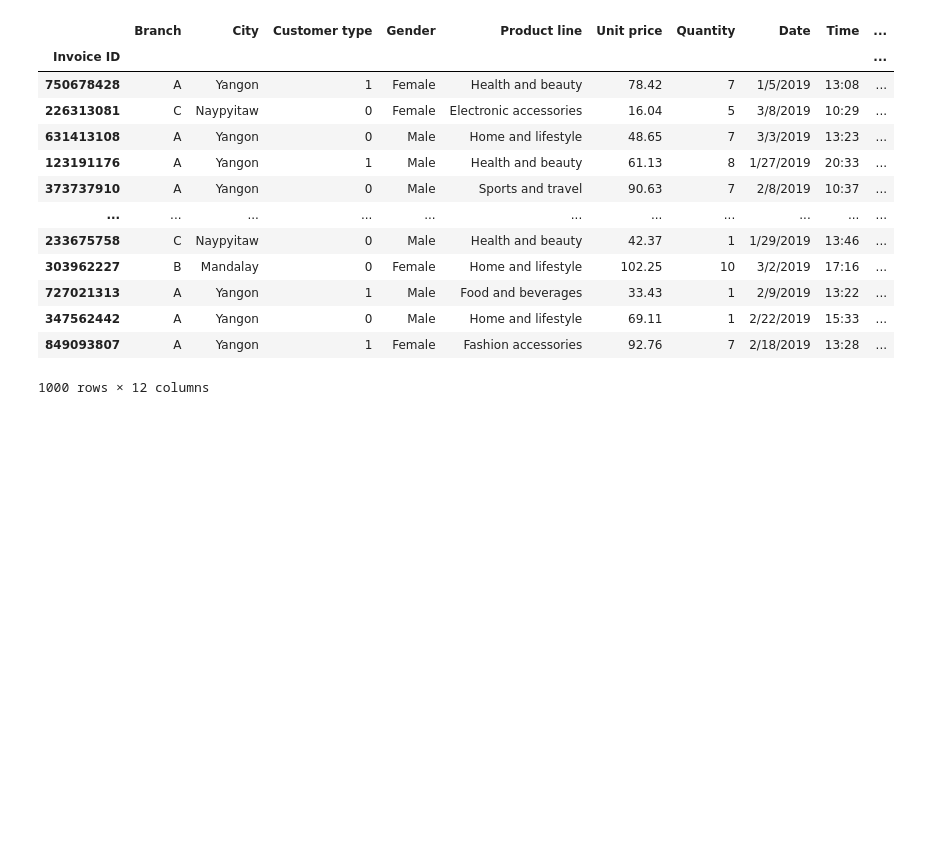
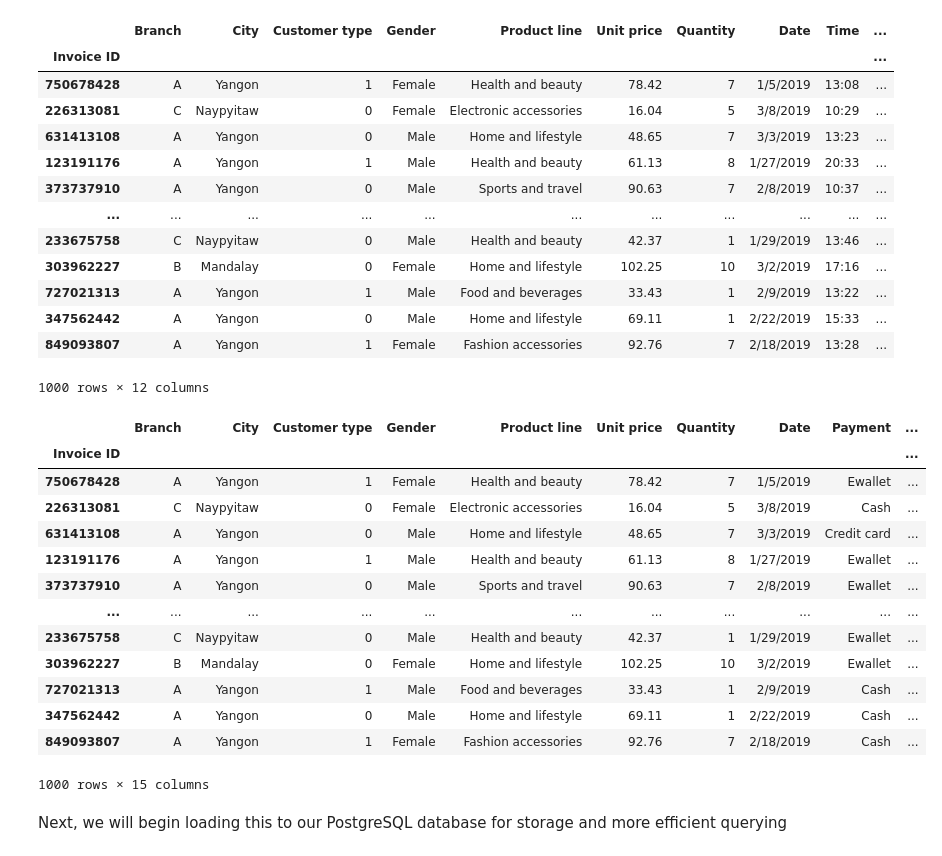
Before and after one commit to harmon-tuazon/Supermarket-Sales-Data, a Jupyter notebook: SuperMarket Notebook.ipynb, the cells around one changed output. Saved outputs shown, nothing was run; the diff lists cells and outputs as text; code cells hidden in the pictures; blank space fills up the shorter version.

```diff
--- a/SuperMarket Notebook.ipynb
+++ b/SuperMarket Notebook.ipynb
@@ -21,7 +24,7 @@ import pandas as pd
 First we will open the file in the CSV and preview how the dataset looks like
 # %%
 #Declaring the file path of the CSV
-INFILE = r"C:\Users\harmo\OneDrive\Desktop\SuperMarket Data Basic ETL Project\supermarket_sales - Sheet1.csv"
+INFILE = r"C:\Users\harmo\OneDrive\Desktop\SuperMarket Data Basic ETL Project\supermarket_sales"
 
 #Converting csv to dataframe
 sales_df = pd.read_csv(INFILE, index_col="Invoice ID")
@@ -85,7 +88,33 @@ sales_df
 | 347562442 | A | Yangon | 0 | Male | Home and lifestyle | 69.11 | 1 | 2/22/2019 | 15:33 | ... |
 | 849093807 | A | Yangon | 1 | Female | Fashion accessories | 92.76 | 7 | 2/18/2019 | 13:28 | ... |
 1000 rows × 12 columns
-# %%
-#add total column
-sales_df["Total Sale"] = sales_df["Unit price"] * sales_df["Quantity"]
-#add gross margin and grate rate
+# %%
+#add total column
+sales_df["Total Sales"] = sales_df["Unit price"] * sales_df["Quantity"]
+#add gross margin
+sales_df["Gross Margin"] = sales_df["Total Sales"] - sales_df["cogs"]
+
+#add cogs per unit and gross margin per unit
+sales_df["COGS per Unit"] = sales_df["cogs"] / sales_df["Quantity"]
+sales_df["Gross Margin per Unit"] = sales_df["Gross Margin"] / sales_df["Quantity"]
+
+
+#dropping  time as it is not necessary for this analysis
+sales_df.drop("Time", axis= 1)
+# %% [output]
+|  | Branch | City | Customer type | Gender | Product line | Unit price | Quantity | Date | Payment | ... |
+| Invoice ID |  |  |  |  |  |  |  |  |  | ... |
+| 750678428 | A | Yangon | 1 | Female | Health and beauty | 78.42 | 7 | 1/5/2019 | Ewallet | ... |
+| 226313081 | C | Naypyitaw | 0 | Female | Electronic accessories | 16.04 | 5 | 3/8/2019 | Cash | ... |
+| 631413108 | A | Yangon | 0 | Male | Home and lifestyle | 48.65 | 7 | 3/3/2019 | Credit card | ... |
+| 123191176 | A | Yangon | 1 | Male | Health and beauty | 61.13 | 8 | 1/27/2019 | Ewallet | ... |
+| 373737910 | A | Yangon | 0 | Male | Sports and travel | 90.63 | 7 | 2/8/2019 | Ewallet | ... |
+| ... | ... | ... | ... | ... | ... | ... | ... | ... | ... | ... |
+| 233675758 | C | Naypyitaw | 0 | Male | Health and beauty | 42.37 | 1 | 1/29/2019 | Ewallet | ... |
+| 303962227 | B | Mandalay | 0 | Female | Home and lifestyle | 102.25 | 10 | 3/2/2019 | Ewallet | ... |
+| 727021313 | A | Yangon | 1 | Male | Food and beverages | 33.43 | 1 | 2/9/2019 | Cash | ... |
+| 347562442 | A | Yangon | 0 | Male | Home and lifestyle | 69.11 | 1 | 2/22/2019 | Cash | ... |
+| 849093807 | A | Yangon | 1 | Female | Fashion accessories | 92.76 | 7 | 2/18/2019 | Cash | ... |
+1000 rows × 15 columns
+# %% [markdown]
+Next, we will begin loading this to our PostgreSQL database for storage and more efficient querying
```
Also changed, not shown: parts of 6 cells of this notebook, 1 other file.
